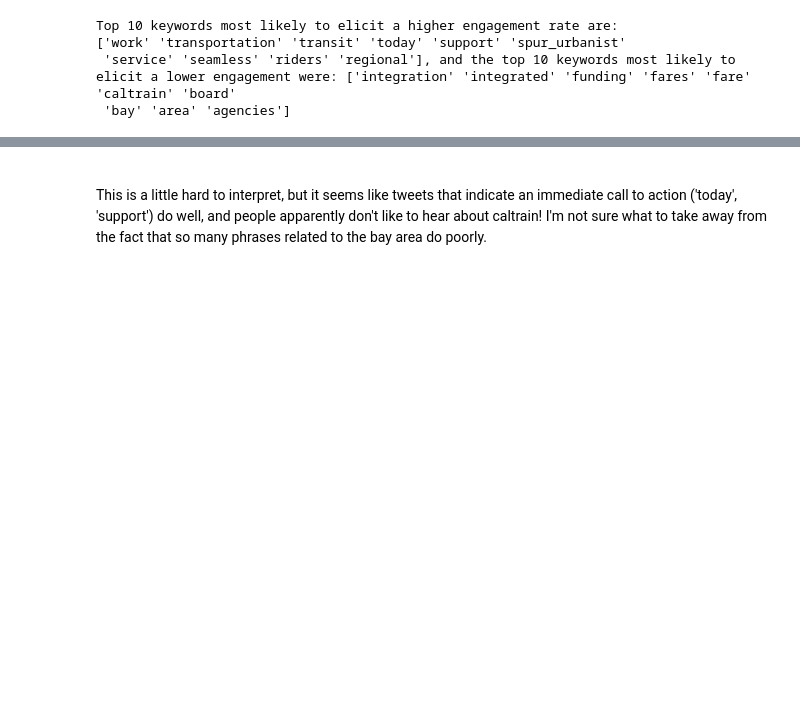
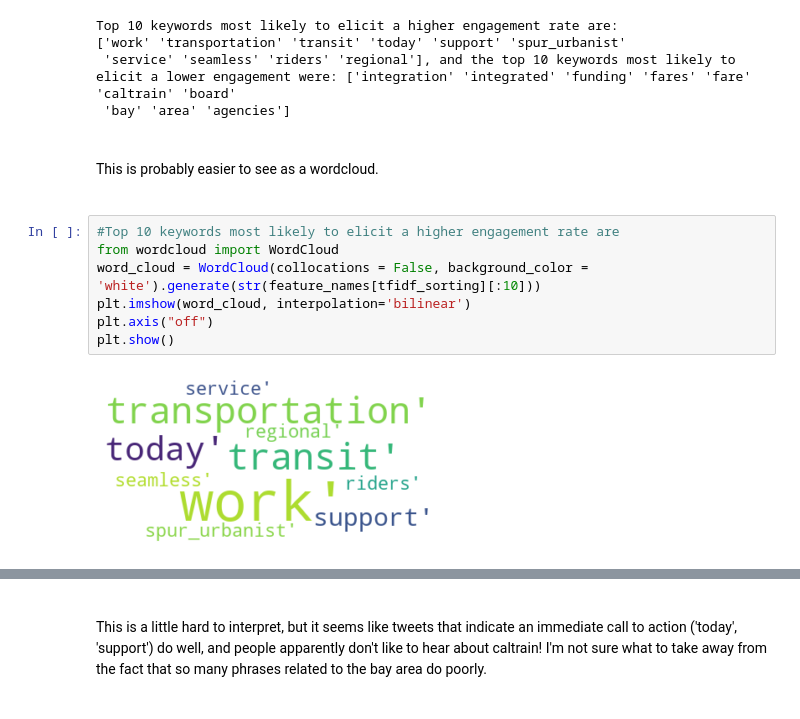
Before and after one commit to Graham-MacIsaac/Seamless-Twitter-Project, a Jupyter notebook: modeling.ipynb, the cells around one changed output, grey strips where cells are left out. Drawn from its saved outputs; the diff is of its cells as text; blank space fills up the shorter version.

```diff
--- a/modeling.ipynb
+++ b/modeling.ipynb
@@ -179,3 +193,17 @@ Top 10 keywords most likely to elicit a higher engagement rate are:
 ['work' 'transportation' 'transit' 'today' 'support' 'spur_urbanist'
  'service' 'seamless' 'riders' 'regional'], and the top 10 keywords most likely to elicit a lower engagement were: ['integration' 'integrated' 'funding' 'fares' 'fare' 'caltrain' 'board'
  'bay' 'area' 'agencies']
+# %% [markdown]
+<br>
+This is probably easier to see as a wordcloud.
+<br>
+<br>
+# %%
+#Top 10 keywords most likely to elicit a higher engagement rate are
+from wordcloud import WordCloud
+word_cloud = WordCloud(collocations = False, background_color = 'white').generate(str(feature_names[tfidf_sorting][:10]))
+plt.imshow(word_cloud, interpolation='bilinear')
+plt.axis("off")
+plt.show()
+# %% [output]
+[figure, added]
```
Also changed, not shown: parts of 34 cells of this notebook, 3 other files.
